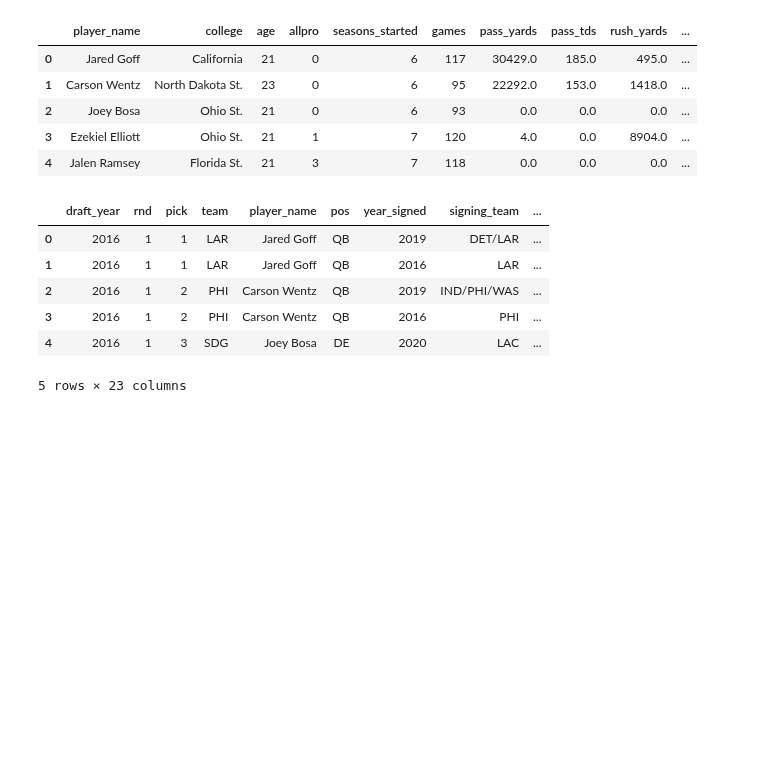
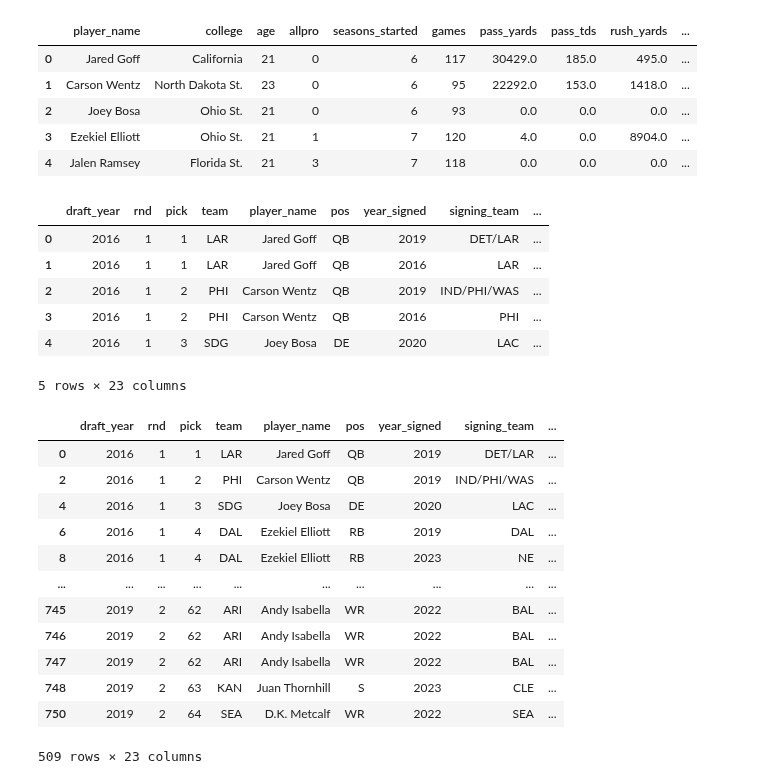
Before and after one commit to maslla100/NFL-Draft-Trends-, a Jupyter notebook: NFL_project.ipynb, the cells around one changed output. Cells and saved outputs as stored; diff of their text form; code cells hidden in the pictures; blank space fills up the shorter version.

Commit message:
Adding second contract column

```diff
--- a/NFL_project.ipynb
+++ b/NFL_project.ipynb
@@ -167,3 +167,21 @@ merged_nfl_df.head()
 | 3 | 2016 | 1 | 2 | PHI | Carson Wentz | QB | 2016 | PHI | ... |
 | 4 | 2016 | 1 | 3 | SDG | Joey Bosa | DE | 2020 | LAC | ... |
 5 rows × 23 columns
+# %%
+#Plot (Bar Chart?) - Players Drafted getting second contract
+multiple_teams_df = merged_nfl_df[ (merged_nfl_df['year_signed'] != merged_nfl_df['draft_year'])]
+multiple_teams_df
+# %% [output]
+|  | draft_year | rnd | pick | team | player_name | pos | year_signed | signing_team | ... |
+| 0 | 2016 | 1 | 1 | LAR | Jared Goff | QB | 2019 | DET/LAR | ... |
+| 2 | 2016 | 1 | 2 | PHI | Carson Wentz | QB | 2019 | IND/PHI/WAS | ... |
+| 4 | 2016 | 1 | 3 | SDG | Joey Bosa | DE | 2020 | LAC | ... |
+| 6 | 2016 | 1 | 4 | DAL | Ezekiel Elliott | RB | 2019 | DAL | ... |
+| 8 | 2016 | 1 | 4 | DAL | Ezekiel Elliott | RB | 2023 | NE | ... |
+| ... | ... | ... | ... | ... | ... | ... | ... | ... | ... |
+| 745 | 2019 | 2 | 62 | ARI | Andy Isabella | WR | 2022 | BAL | ... |
+| 746 | 2019 | 2 | 62 | ARI | Andy Isabella | WR | 2022 | BAL | ... |
+| 747 | 2019 | 2 | 62 | ARI | Andy Isabella | WR | 2022 | BAL | ... |
+| 748 | 2019 | 2 | 63 | KAN | Juan Thornhill | S | 2023 | CLE | ... |
+| 750 | 2019 | 2 | 64 | SEA | D.K. Metcalf | WR | 2022 | SEA | ... |
+509 rows × 23 columns
```
Also changed, not shown: parts of 2 cells of this notebook.
